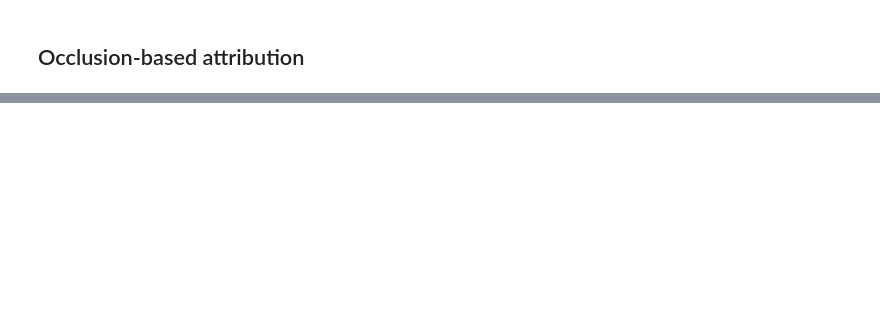
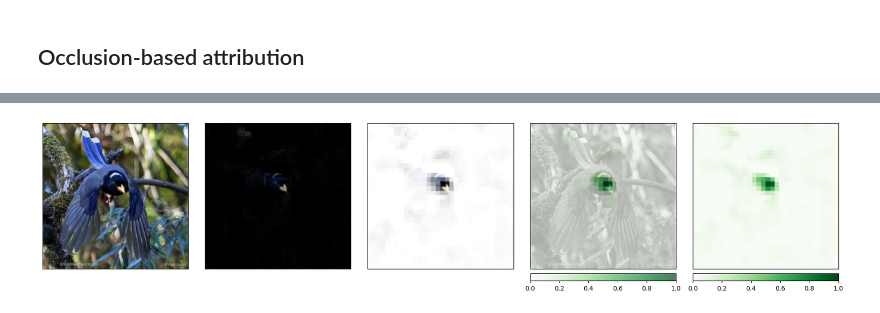
Before and after one commit to PuiPui32071/Blue_Magpie-Recognizer, a Jupyter notebook: captum.ipynb, the cells around one changed output, grey strips where cells are left out. Saved outputs shown, nothing was run; the diff lists cells and outputs as text; code cells hidden in the pictures; blank space fills up the shorter version.

```diff
--- a/captum.ipynb
+++ b/captum.ipynb
@@ -143,0 +128,21 @@ _ = viz.visualize_image_attr_multiple(np.transpose(attributions_occ.squeeze().cp
+# %%
+model.to(device)
+model = model.eval()
+occlusion = Occlusion(model)
+
+attributions_occ = occlusion.attribute(transformed_img.to(device),
+                                       strides = (3, 8, 8),
+                                       target=pred,
+                                       sliding_window_shapes=(3, 15, 15),
+                                       baselines=0)
+
+_ = viz.visualize_image_attr_multiple(np.transpose(attributions_occ.squeeze().cpu().detach().numpy(), (1,2,0)),
+                                      np.array(img.resize((256, 256))),
+                                      ["original_image", "masked_image", "alpha_scaling", "blended_heat_map", "heat_map"],
+                                      ["all", "positive", "positive", "positive", "positive"],
+                                      fig_size=(18, 18),
+                                      alpha_overlay=0.7,
+                                      show_colorbar=True,
+                                      outlier_perc=2)
+# %% [output]
+[figure, added]
```
Also changed, not shown: parts of 12 cells of this notebook, 13 other files.
